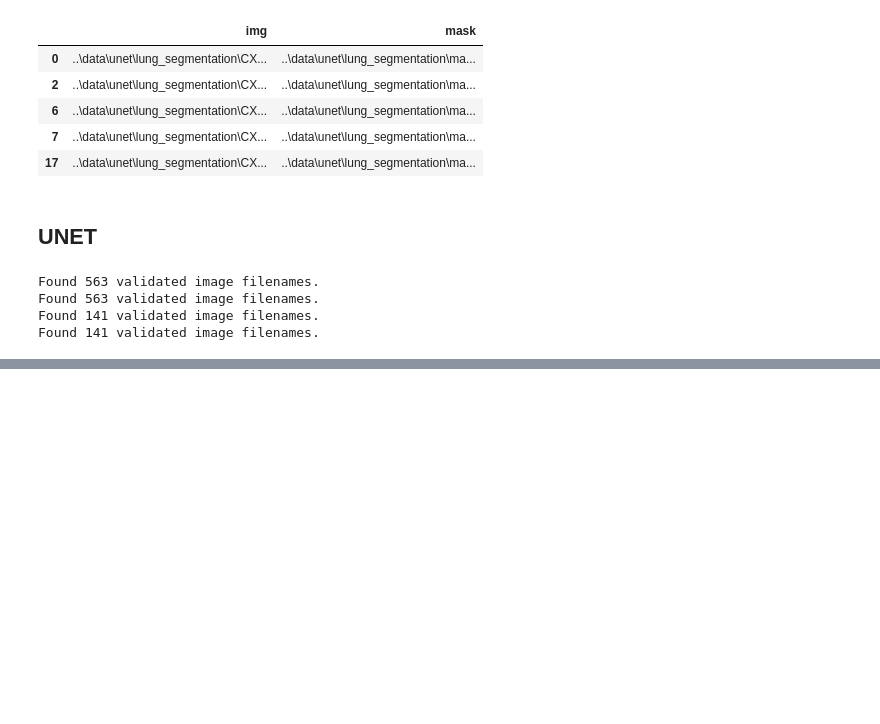
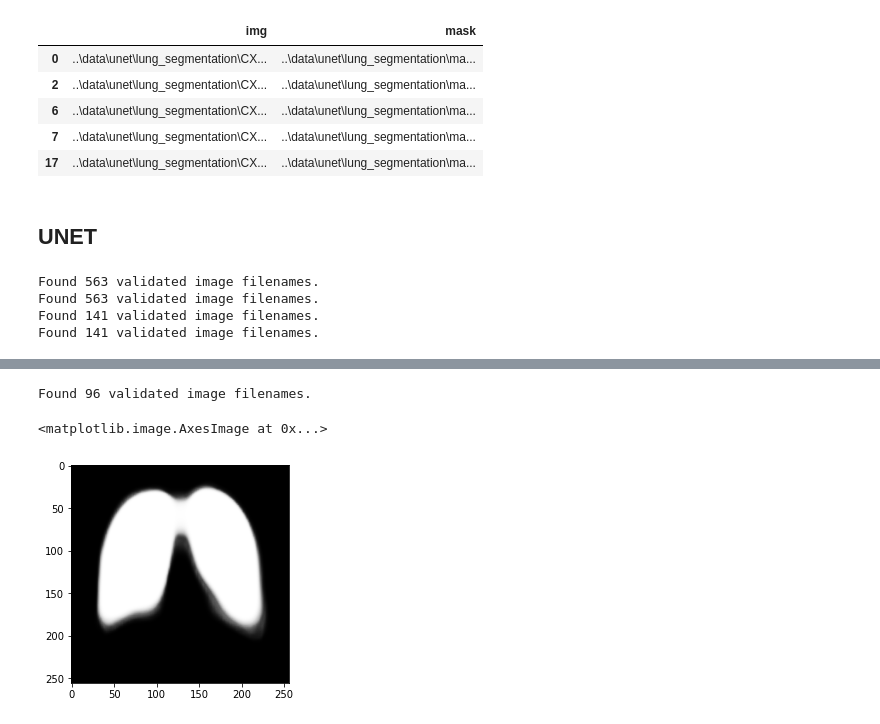
Before and after one commit to ai-explorers/chest_x_ray, a Jupyter notebook: segmentation/unet_lung_segmentation.ipynb, the cells around one changed output, grey strips where cells are left out. Saved outputs shown, nothing was run; the diff lists cells and outputs as text; code cells hidden in the pictures; blank space fills up the shorter version.

```diff
--- a/segmentation/unet_lung_segmentation.ipynb
+++ b/segmentation/unet_lung_segmentation.ipynb
@@ -182,0 +191,11 @@ KeyboardInterrupt:
+# %%
+test_generator = train_datagen.flow_from_dataframe(
+    dataframe=test_df,
+    x_col='img',
+    directory=None,
+    target_size=(256, 256),
+    class_mode=None,
+    batch_size=32
+)
+# %% [output]
+Found 96 validated image filenames.
@@ -182,0 +209,5 @@ KeyboardInterrupt:
+# %%
+plt.imshow(test[1][:,:,0], cmap='gray')
+# %% [output]
+<matplotlib.image.AxesImage at 0x...>
+[figure, added]
```
Also changed, not shown: parts of 9 cells of this notebook.
